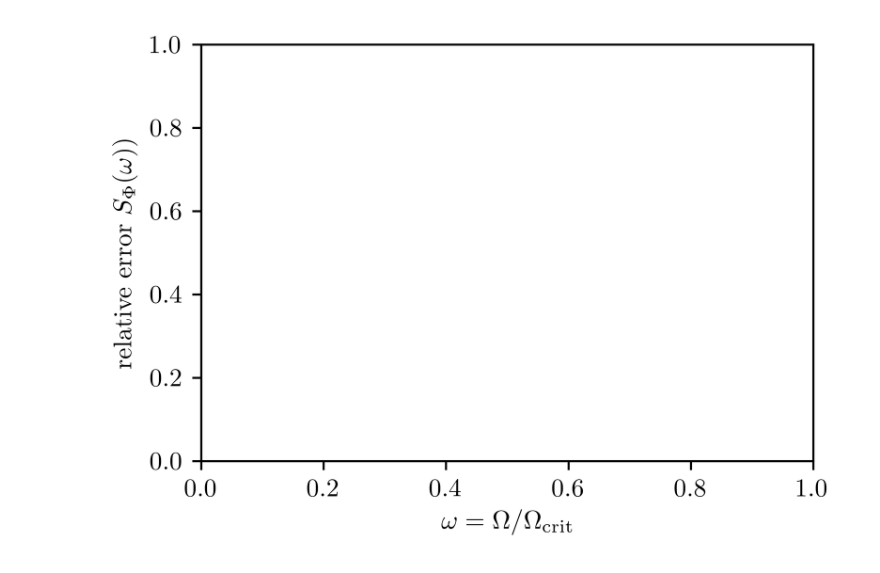
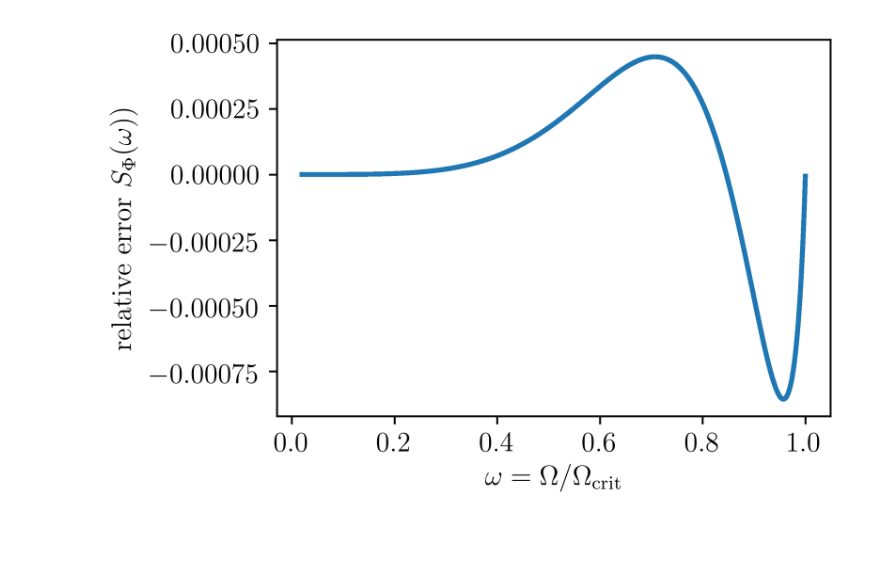
Before and after one commit to orlox/eval_fp_ft, a Jupyter notebook: fpft.ipynb, the cells around one changed output. Drawn from its saved outputs; the diff is of its cells as text; code cells hidden in the pictures; blank space fills up the shorter version.

```diff
--- a/fpft.ipynb
+++ b/fpft.ipynb
@@ -161,7 +235,9 @@ from scipy.optimize import curve_fit
 x0 = wcs
 y0 = Vphis
 
-crit_val = 0.5411155979365095 #This multiplies 4pi/3re to get V at critical (eq. (5) in Marchant 2018)
+V_crit = 3*sqrt(3)-4+3*np.log((3*(sqrt(3)-1))/(sqrt(3)+1))
+
+crit_val = V_crit #This multiplies 4pi/3re to get V at critical (eq. (5) in Marchant 2018)
 
 def func(x, a):
     b=crit_val-0.5-a
@@ -188,7 +264,9 @@ from scipy.optimize import curve_fit
 x0 = wcs
 y0 = rphis
 
-crit_val = 0.8149 #This rphi at critical (eq. (5) in Marchant 2018)
+rphi_crit = np.power(3*sqrt(3)-4+3*np.log((3*(sqrt(3)-1))/(sqrt(3)+1)),1./3.)
+
+crit_val = rphi_crit #This rphi at critical (eq. (5) in Marchant 2018)
 
 def func(x, a):
     b=crit_val-5./6.-a
@@ -210,0 +289,26 @@ print(popt,crit_val-5./6.-popt[0])
+# %%
+#Fit rphi(omega), gives Eq(9) in Marchant (2018)
+
+from scipy.optimize import curve_fit
+x0 = wcs
+y0 = res/rphis
+
+rphi_crit = np.power(3*sqrt(3)-4+3*np.log((3*(sqrt(3)-1))/(sqrt(3)+1)),1./3.)
+
+crit_val = 1/rphi_crit #This rphi at critical (eq. (5) in Marchant 2018)
+
+def func(x, a):
+    b=crit_val-7./6.-a
+    return (1+x**2/6+a*x**4+b*x**6)
+popt, pcov = curve_fit(func, x0, y0)
+plt.plot(x0, ((func(x0, *popt)-y0)/y0),'-', label='fit')
+#check the fit I get directly, just to verify there are no typos in the manuscript
+#plt.plot(x0, x0**(2./3.)*(1-x0**2/6+0.01726*x0**4-0.03569*x0**6),'-', label='fit')
+#plt.plot(x0, func(x0, *popt),'-', label='fit')
+#plt.plot(x0, y0, ':', label='numerical integral')
+#plt.gca().set_ylim([-0.05,0.05])
+#plt.gca().set_ylim([-0.05,0.05])
+plt.gca().set_ylabel("relative error $r_{\\rm e}/r_\Phi(\omega))$")
+plt.gca().set_xlabel("$\omega=\Omega/\Omega_{\\rm crit}$")
+plt.show()
+print(popt,crit_val-7./6.-popt[0])
@@ -226,9 +333,5 @@ for k, wc in enumerate(wcs):
     result = integrate.quad(lambda x: dA_dx(x,wc), 0, res[k])
     Sphis[k] = result[0]*2
 
-    #Sp = 4*np.pi*rps[k]**2
-
 #For reference, compute the value for the critically rotating surface as well
-result = integrate.quad(lambda x: dA_dx(x,1),0,1)
-print(result[0]*2)
-print(result[0]*2/(4*np.pi))
+Sphi_crit = 2*integrate.quad(lambda x: dA_dx(x,1),0,1)[0]
@@ -253,27 +353,27 @@ plt.show()
 # %%
 #Fit Sphi(omega), gives Eq(9) in Marchant (2018)
 
 from scipy.optimize import curve_fit
 x0 = wcs
 y0 = Sphis
 
-crit_val = 8.832095061310536/(4*np.pi) #This is Sphi at critical (computed above numerically)
+crit_val = Sphi_crit/(4*np.pi) #This is Sphi at critical (computed above numerically)
 
 def func(x, a):
     b=crit_val-2./3.-a
     return 4*np.pi*x**(4./3.)*(1-x**2/3+a*x**4+b*x**6)
 popt, pcov = curve_fit(func, x0, y0)
-#plt.plot(x0, ((func(x0, *popt)-y0)/y0),'-', label='fit')
+plt.plot(x0, ((func(x0, *popt)-y0)/y0),'-', label='fit')
 #check the fit I get directly, just to verify there are no typos in the manuscript
 #plt.plot(x0, 4*np.pi*x0**(4./3.)*(1-x0**2/3+0.08525*x0**4-0.04908*x0**6),'-', label='fit')
 #plt.plot(x0, func(x0, *popt),'-', label='fit')
 #plt.plot(x0, y0, ':', label='numerical integral')
 #plt.gca().set_xlim([0,8])
 #plt.gca().set_ylim([0,8])
 plt.gca().set_ylabel("relative error $S_\Phi(\omega))$")
 plt.gca().set_xlabel("$\omega=\Omega/\Omega_{\\rm crit}$")
 plt.show()
 #print(popt,crit_val-0.5-popt[0]-popt[1]-popt[2])
 print(popt,crit_val-2./3.-popt[0])
 # %% [output]
-[figure, old version]
+[figure, new version]
```
Also changed, not shown: parts of 28 cells of this notebook, 1 other file.
